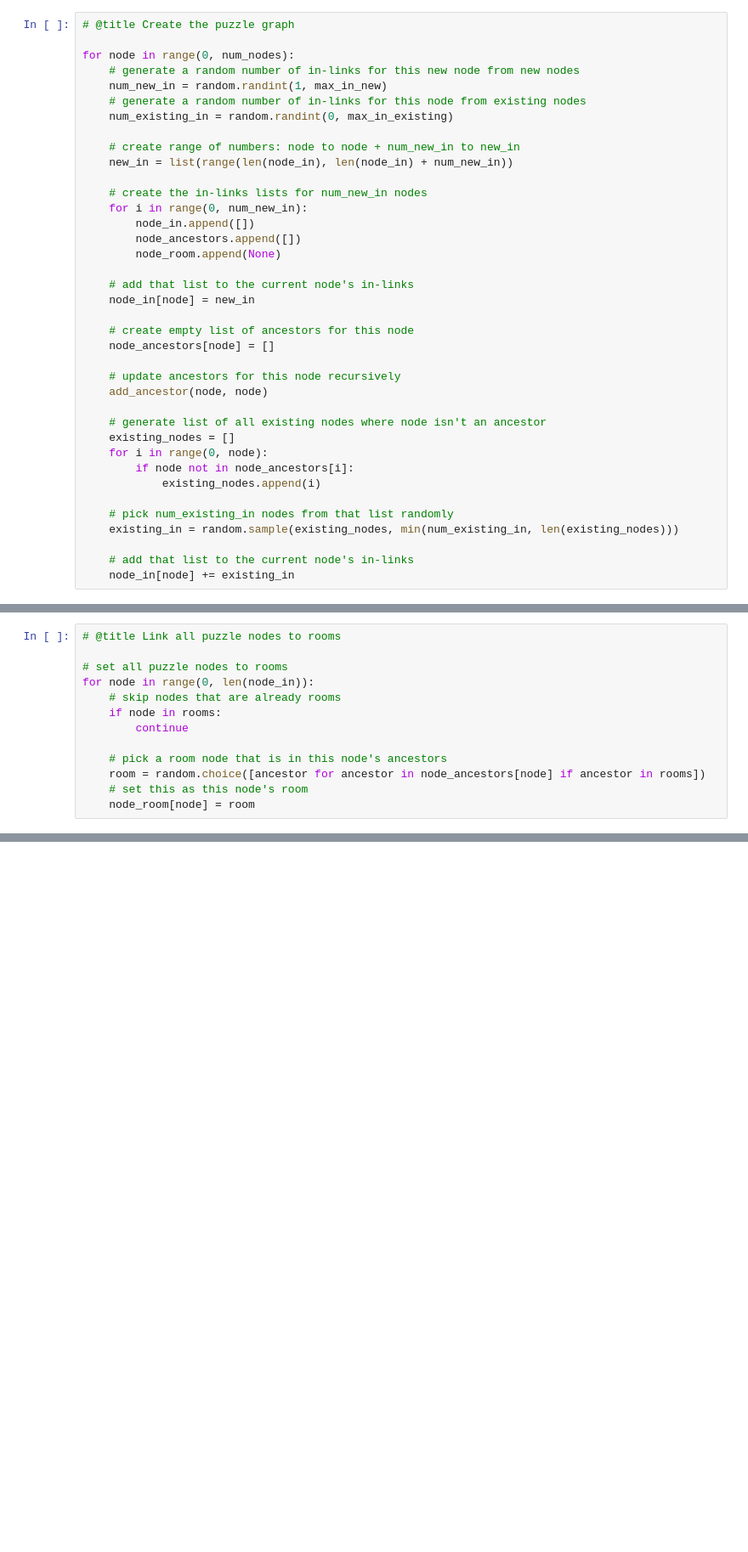
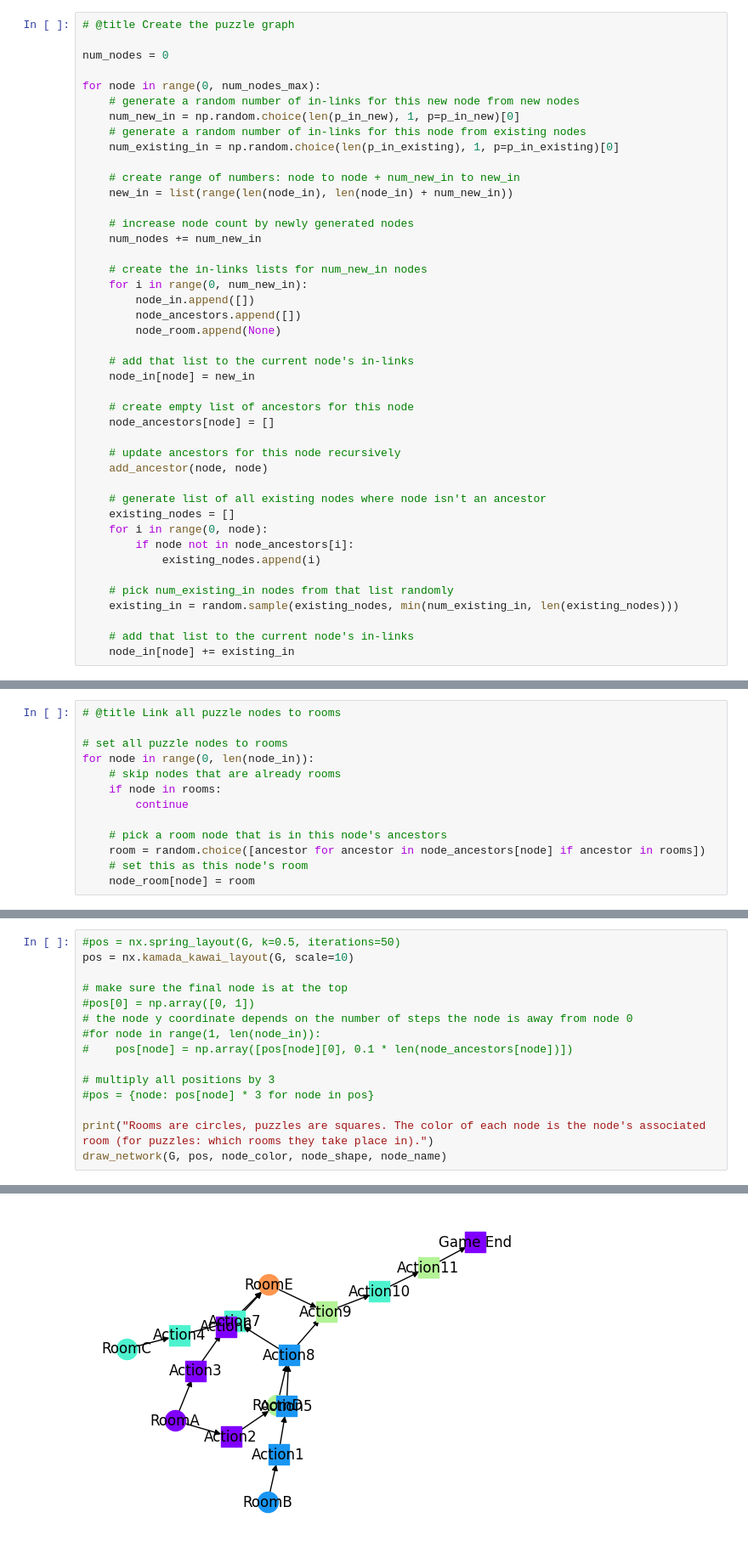
Before and after one commit to marioschlosser/adventure-game-graph, a Jupyter notebook: Custom_GPT_Adventure_Game.ipynb, the cells around one changed output, grey strips where cells are left out. Shown at 85% size. Saved outputs shown, nothing was run; the diff lists cells and outputs as text; blank space fills up the shorter version.

Commit message:
Updated graph generation code

```diff
--- a/Custom_GPT_Adventure_Game.ipynb
+++ b/Custom_GPT_Adventure_Game.ipynb
@@ -52,14 +54,19 @@ rooms = []
 # %%
 # @title Create the puzzle graph
 
-for node in range(0, num_nodes):
+num_nodes = 0
+
+for node in range(0, num_nodes_max):
     # generate a random number of in-links for this new node from new nodes
-    num_new_in = random.randint(1, max_in_new)
+    num_new_in = np.random.choice(len(p_in_new), 1, p=p_in_new)[0]
     # generate a random number of in-links for this node from existing nodes
-    num_existing_in = random.randint(0, max_in_existing)
+    num_existing_in = np.random.choice(len(p_in_existing), 1, p=p_in_existing)[0]
 
     # create range of numbers: node to node + num_new_in to new_in
     new_in = list(range(len(node_in), len(node_in) + num_new_in))
+
+    # increase node count by newly generated nodes
+    num_nodes += num_new_in
 
     # create the in-links lists for num_new_in nodes
     for i in range(0, num_new_in):
@@ -261,0 +343,16 @@ Rooms are circles, puzzles are squares. The color of each node is the node's ass
+# %%
+#pos = nx.spring_layout(G, k=0.5, iterations=50)
+pos = nx.kamada_kawai_layout(G, scale=10)
+
+# make sure the final node is at the top
+#pos[0] = np.array([0, 1])
+# the node y coordinate depends on the number of steps the node is away from node 0
+#for node in range(1, len(node_in)):
+#    pos[node] = np.array([pos[node][0], 0.1 * len(node_ancestors[node])])
+
+# multiply all positions by 3
+#pos = {node: pos[node] * 3 for node in pos}
+
+print("Rooms are circles, puzzles are squares. The color of each node is the node's associated room (for puzzles: which rooms they take place in).")
+draw_network(G, pos, node_color, node_shape, node_name)
+# %% [output]
@@ -261,0 +360 @@ Rooms are circles, puzzles are squares. The color of each node is the node's ass
+[figure, added]
```
Also changed, not shown: parts of 9 cells of this notebook.
